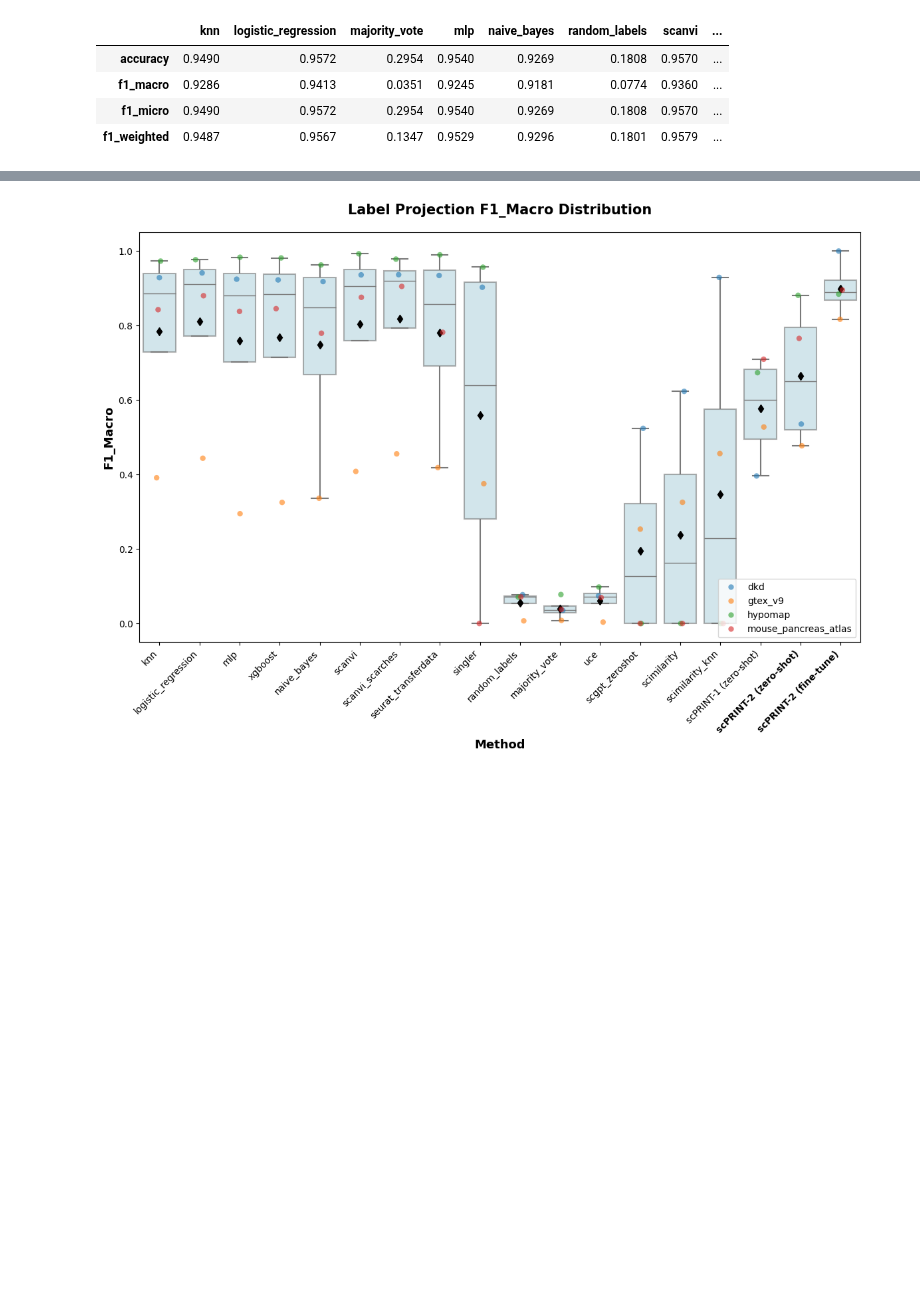
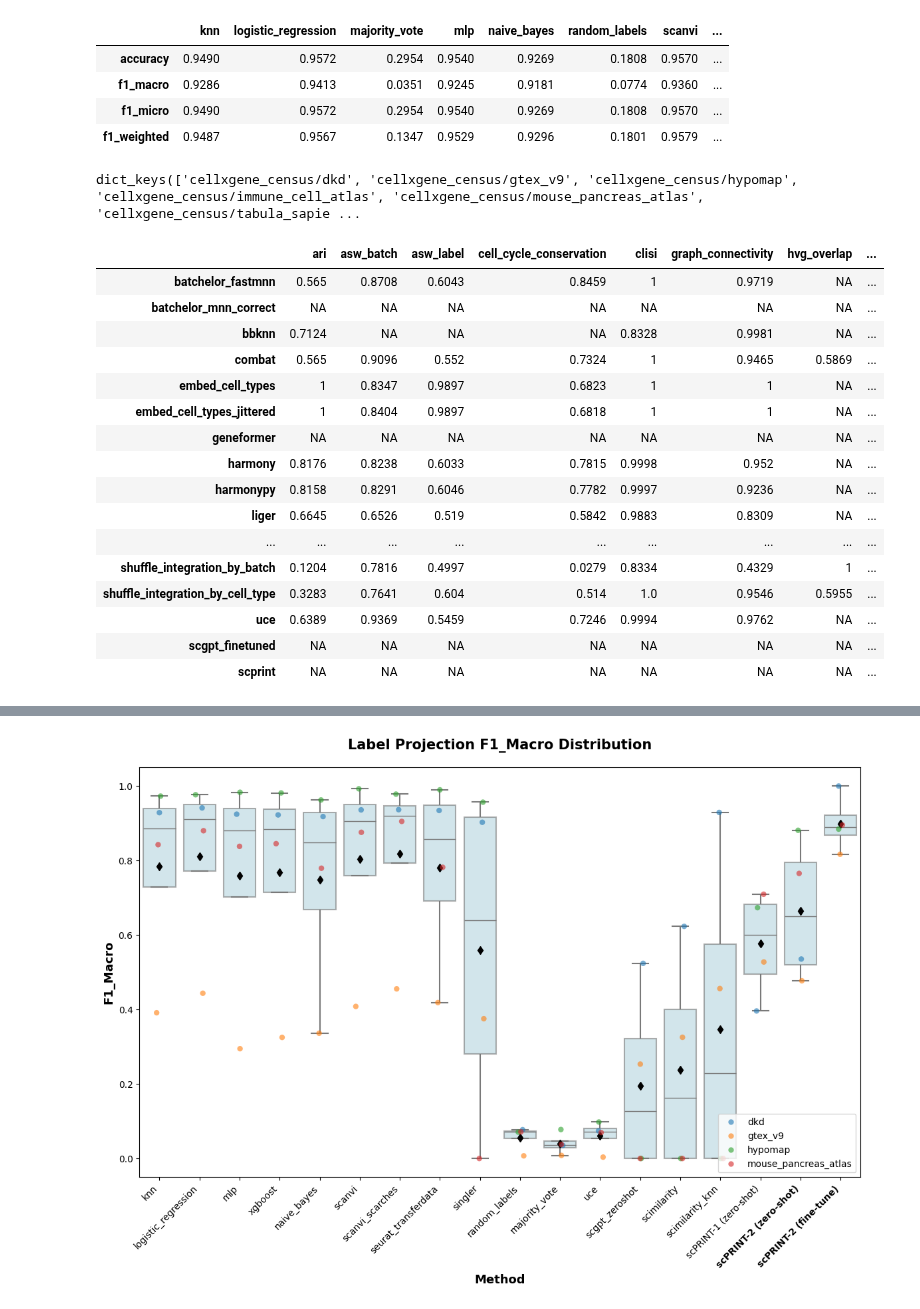
Before and after one commit to cantinilab/scPRINT, a Jupyter notebook: notebooks/scPRINT-2-repro-notebooks/plot.ipynb, the cells around one changed output, grey strips where cells are left out. Drawn from its saved outputs; the diff is of its cells as text; code cells hidden in the pictures; blank space fills up the shorter version.

```diff
--- a/notebooks/scPRINT-2-repro-notebooks/plot.ipynb
+++ b/notebooks/scPRINT-2-repro-notebooks/plot.ipynb
@@ -56,8 +56,30 @@ pd.DataFrame(res_label["cellxgene_census/dkd"])
 | f1_macro | 0.9286 | 0.9413 | 0.0351 | 0.9245 | 0.9181 | 0.0774 | 0.9360 | ... |
 | f1_micro | 0.9490 | 0.9572 | 0.2954 | 0.9540 | 0.9269 | 0.1808 | 0.9570 | ... |
 | f1_weighted | 0.9487 | 0.9567 | 0.1347 | 0.9529 | 0.9296 | 0.1801 | 0.9579 | ... |
+# %%
+res.keys()
+# %% [output]
+dict_keys(['cellxgene_census/dkd', 'cellxgene_census/gtex_v9', 'cellxgene_census/hypomap', 'cellxgene_census/immune_cell_atlas', 'cellxgene_census/mouse_pancreas_atlas', 'cellxgene_census/tabula_sapie ...
 # %%
-pd.DataFrame(res["cellxgene_census/dkd"])
+pd.DataFrame(res["cellxgene_census/mouse_pancreas_atlas"]).T
+# %% [output]
+|  | ari | asw_batch | asw_label | cell_cycle_conservation | clisi | graph_connectivity | hvg_overlap | ... |
+| batchelor_fastmnn | 0.565 | 0.8708 | 0.6043 | 0.8459 | 1 | 0.9719 | NA | ... |
+| batchelor_mnn_correct | NA | NA | NA | NA | NA | NA | NA | ... |
+| bbknn | 0.7124 | NA | NA | NA | 0.8328 | 0.9981 | NA | ... |
+| combat | 0.565 | 0.9096 | 0.552 | 0.7324 | 1 | 0.9465 | 0.5869 | ... |
+| embed_cell_types | 1 | 0.8347 | 0.9897 | 0.6823 | 1 | 1 | NA | ... |
+| embed_cell_types_jittered | 1 | 0.8404 | 0.9897 | 0.6818 | 1 | 1 | NA | ... |
+| geneformer | NA | NA | NA | NA | NA | NA | NA | ... |
+| harmony | 0.8176 | 0.8238 | 0.6033 | 0.7815 | 0.9998 | 0.952 | NA | ... |
+| harmonypy | 0.8158 | 0.8291 | 0.6046 | 0.7782 | 0.9997 | 0.9236 | NA | ... |
+| liger | 0.6645 | 0.6526 | 0.519 | 0.5842 | 0.9883 | 0.8309 | NA | ... |
+| ... | ... | ... | ... | ... | ... | ... | ... | ... |
+| shuffle_integration_by_batch | 0.1204 | 0.7816 | 0.4997 | 0.0279 | 0.8334 | 0.4329 | 1 | ... |
+| shuffle_integration_by_cell_type | 0.3283 | 0.7641 | 0.604 | 0.514 | 1.0 | 0.9546 | 0.5955 | ... |
+| uce | 0.6389 | 0.9369 | 0.5459 | 0.7246 | 0.9994 | 0.9762 | NA | ... |
+| scgpt_finetuned | NA | NA | NA | NA | NA | NA | NA | ... |
+| scprint | NA | NA | NA | NA | NA | NA | NA | ... |
 # %%
 metrics = {
     "dkd_ref_cls": {
```
Also changed, not shown: parts of 3 cells of this notebook, 5 other files.
